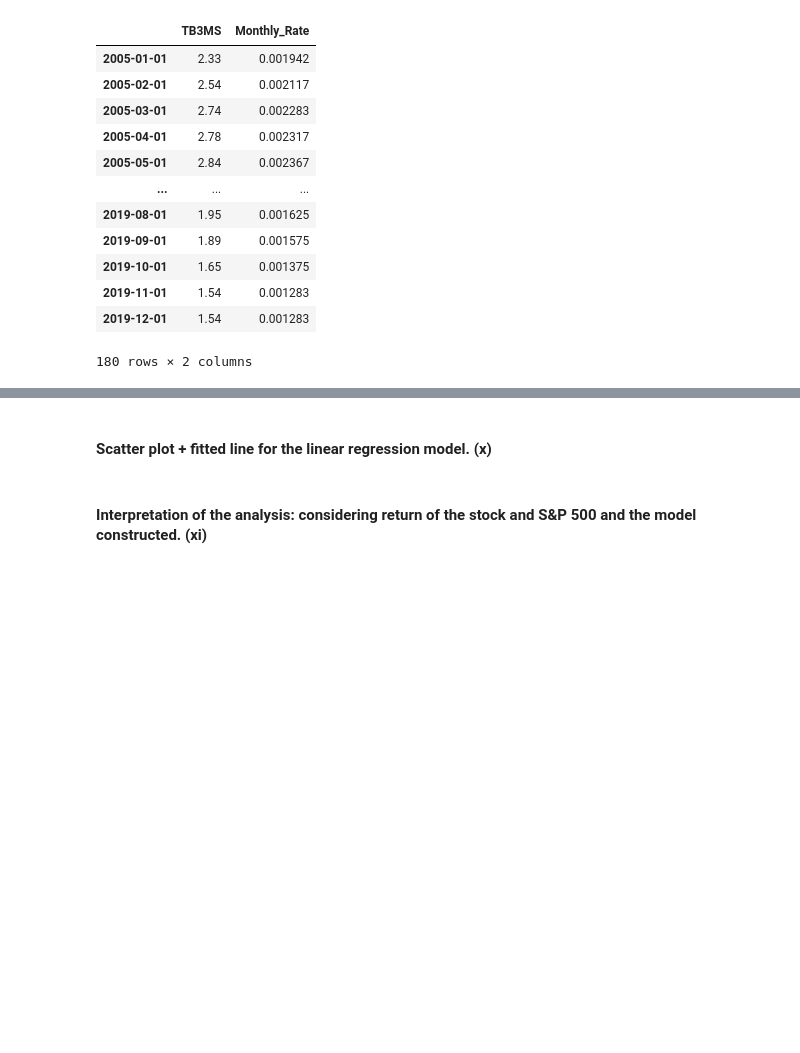
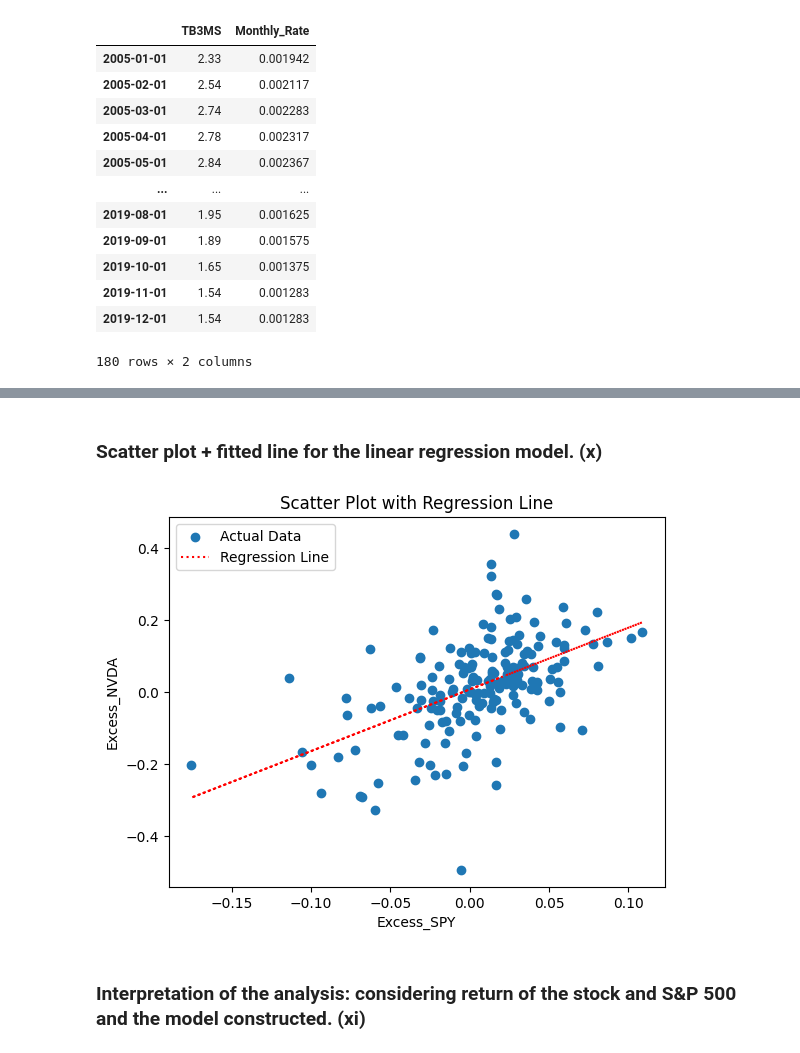
Before and after one commit to mcarbajal2/IFI8420-Assignments, a Jupyter notebook: Assignment 2/Assignment2.ipynb, the cells around one changed output, grey strips where cells are left out. Cells and saved outputs as stored; diff of their text form; code cells hidden in the pictures; blank space fills up the shorter version.

```diff
--- a/Assignment 2/Assignment2.ipynb
+++ b/Assignment 2/Assignment2.ipynb
@@ -349,4 +391,16 @@ Notes:
 # %% [markdown]
-#### Scatter plot + fitted line for the linear regression model. (<b>x</b>)
+### Scatter plot + fitted line for the linear regression model. (<b>x</b>)
+# %%
+plt.scatter(X, y, label='Actual Data')
+plt.plot(X, predictions, color='red', linestyle='dotted', label='Regression Line')
+
+plt.xlabel('Excess_SPY')
+plt.ylabel('Excess_NVDA')
+plt.title('Scatter Plot with Regression Line')
+plt.legend()
+
+plt.show()
+# %% [output]
+[figure, added]
 # %% [markdown]
-#### Interpretation of the analysis: considering return of the stock and S&P 500 and the model constructed. (<b>xi</b>)
+### Interpretation of the analysis: considering return of the stock and S&P 500 and the model constructed. (<b>xi</b>)
```
Also changed, not shown: parts of 15 cells of this notebook.
